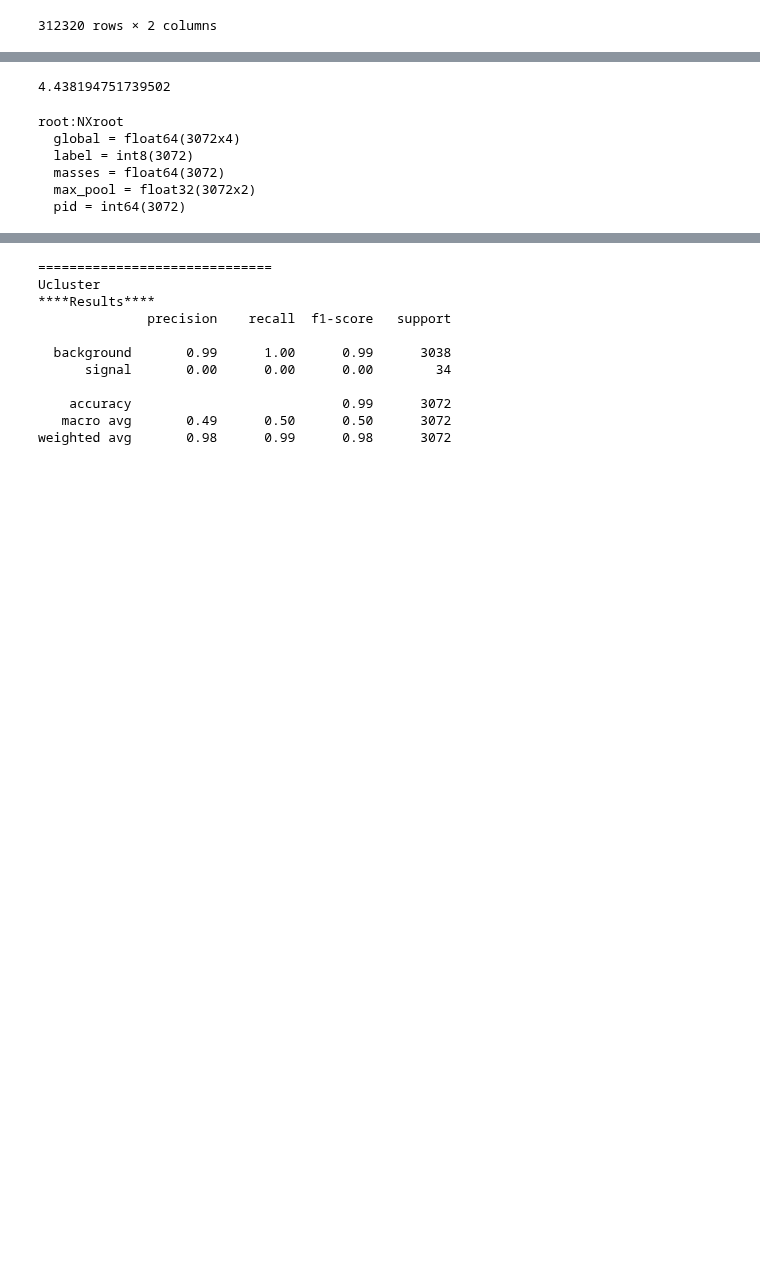
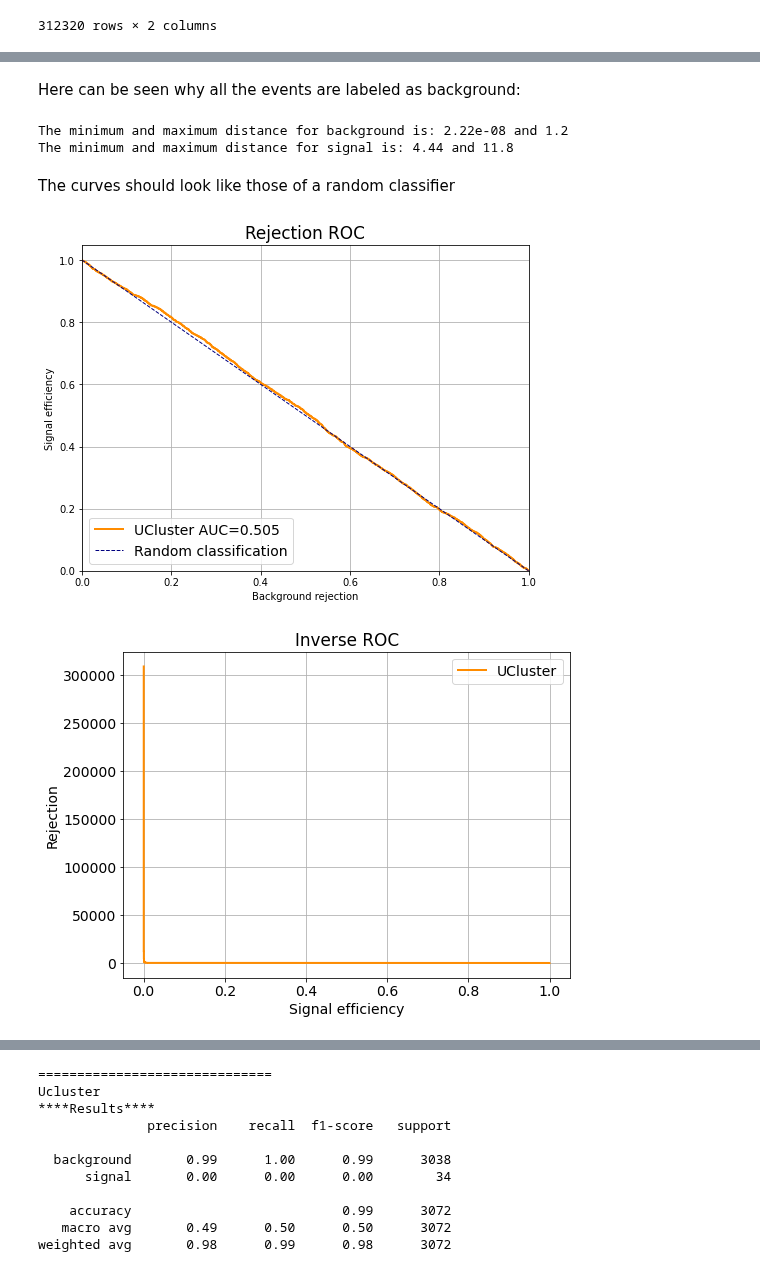
Before and after one commit to marianaiv/benchtools, a Jupyter notebook: notebooks/10.0-UCluster-data.ipynb, the cells around one changed output, grey strips where cells are left out. Saved outputs shown, nothing was run; the diff lists cells and outputs as text; code cells hidden in the pictures; blank space fills up the shorter version.

Commit message:
metric plots and multiple runs organized

```diff
--- a/notebooks/10.0-UCluster-data.ipynb
+++ b/notebooks/10.0-UCluster-data.ipynb
@@ -358,14 +321,32 @@ y_score['dist_1'].max()
-# %%
-y_score['dist_1'].min()
-# %% [output]
-4.438194751739502
-# %%
-f = nx.nxload('..\data\prueba.h5')
-print(f.tree)
-# %% [output]
-root:NXroot
-  global = float64(3072x4)
-  label = int8(3072)
-  masses = float64(3072)
-  max_pool = float32(3072x2)
-  pid = int64(3072)
+# %% [markdown]
+Here can be seen why all the events are labeled as background:
+# %%
+y_score = y_score.assign(label=y_label)
+
+min_bkg = y_score['dist_0'].min()
+max_bkg = y_score['dist_0'].max()
+min_sig = y_score['dist_1'].min()
+max_sig = y_score['dist_1'].max()
+
+print('The minimum and maximum distance for background is: {:.3} and {:.3}'.format(min_bkg, max_bkg))
+print('The minimum and maximum distance for signal is: {:.3} and {:.3}'.format(min_sig, max_sig))
+# %% [output]
+The minimum and maximum distance for background is: 2.22e-08 and 1.2
+The minimum and maximum distance for signal is: 4.44 and 11.8
+# %% [markdown]
+The curves should look like those of a random classifier
+# %%
+rejection_plot(names='UCluster', labels=y_label.loc[:,'label'], probs=y_score.loc[:,'dist_1'])
+plt.show()
+
+inverse_roc_plot(names='UCluster', labels=y_label.loc[:,'label'], probs=y_score.loc[:,'dist_1'])
+plt.show()
+
+significance_plot(names='UCluster', labels=y_label.loc[:,'label'], probs=y_score.loc[:,'dist_1'])
+plt.show()
+
+precision_recall_plot(names='UCluster', labels=y_label.loc[:,'label'], probs=y_score.loc[:,'dist_1'])
+plt.show()
+# %% [output]
+[figure, added]
+[figure, added]
```
Also changed, not shown: parts of 22 cells of this notebook.
